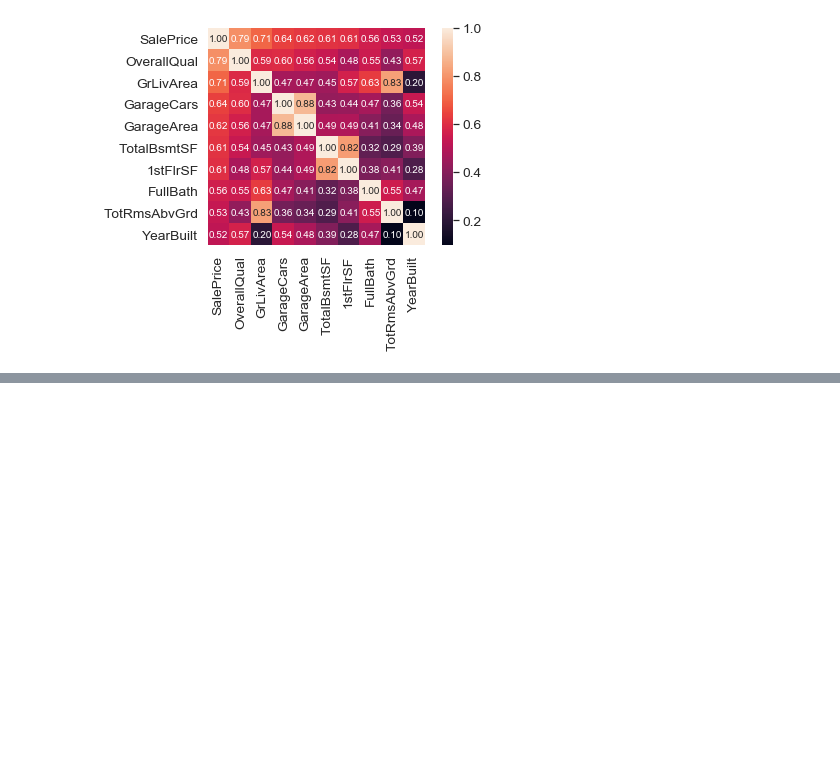
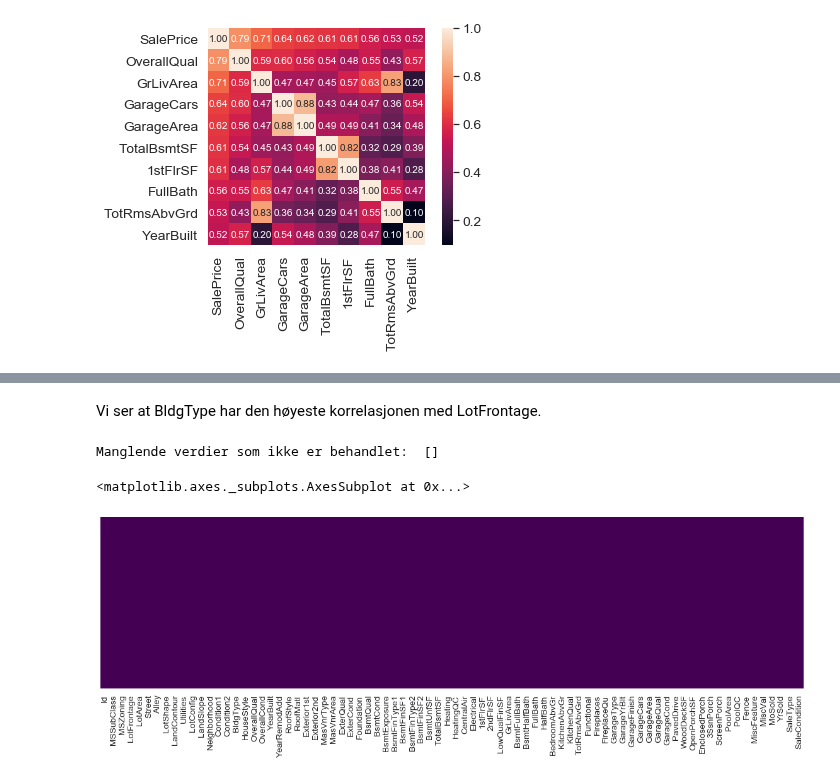
Before and after one commit to sebastianberge/ames-housing-prices, a Jupyter notebook: Seattle - Housing Prices.ipynb, the cells around one changed output, grey strips where cells are left out. Cells and saved outputs as stored; diff of their text form; code cells hidden in the pictures; blank space fills up the shorter version.

```diff
--- a/Seattle - Housing Prices.ipynb
+++ b/Seattle - Housing Prices.ipynb
@@ -90,0 +165,12 @@ sns.heatmap(train.isnull(), yticklabels=False, cbar=False, cmap='viridis')
+# %%
+to_impute_by_none = df_merged.loc[:, ['PoolQC','MiscFeature','Alley', 'Fence', 'FireplaceQu', 'GarageType', 'GarageCond','GarageFinish','GarageQual','BsmtFinType2','BsmtExposure','BsmtQual','BsmtCond','BsmtFinType1','MasVnrType']]
+for i in to_impute_by_none.columns:
+    df_merged[i].fillna('None', inplace = True)
+# %%
+to_impute_by_mode =  df_merged.loc[:, ['Electrical', 'MSZoning','Utilities','Exterior1st','Exterior2nd','KitchenQual','Functional', 'SaleType']]
+for i in to_impute_by_mode.columns:
+    df_merged[i].fillna(df_merged[i].mode()[0], inplace = True)
+# %%
+to_impute_by_median = df_merged.loc[:, ['BsmtFullBath','BsmtHalfBath', 'GarageCars', 'MasVnrArea', 'GarageYrBlt', 'BsmtFinSF1', 'BsmtFinSF2', 'BsmtUnfSF', 'TotalBsmtSF', 'GarageArea']]
+for i in to_impute_by_median.columns:
+    df_merged[i].fillna(df_merged[i].median(), inplace = True)
@@ -90,0 +216,14 @@ sns.heatmap(train.isnull(), yticklabels=False, cbar=False, cmap='viridis')
+# %% [markdown]
+Vi ser at BldgType har den høyeste korrelasjonen med LotFrontage.
+# %%
+df_merged['LotFrontage'] = df_merged.groupby(['BldgType'])['LotFrontage'].transform(lambda x: x.fillna(x.median()))
+# %%
+print('Manglende verdier som ikke er behandlet: ', df_merged.columns[df_merged.isna().any()].values)
+# %% [output]
+Manglende verdier som ikke er behandlet:  []
+# %%
+fig, ax = plt.subplots(figsize=(20,5))
+sns.heatmap(df_merged.isnull(), yticklabels=False, cbar=False, cmap='viridis')
+# %% [output]
+<matplotlib.axes._subplots.AxesSubplot at 0x...>
+[figure, added]
```
Also changed, not shown: parts of 15 cells of this notebook.
